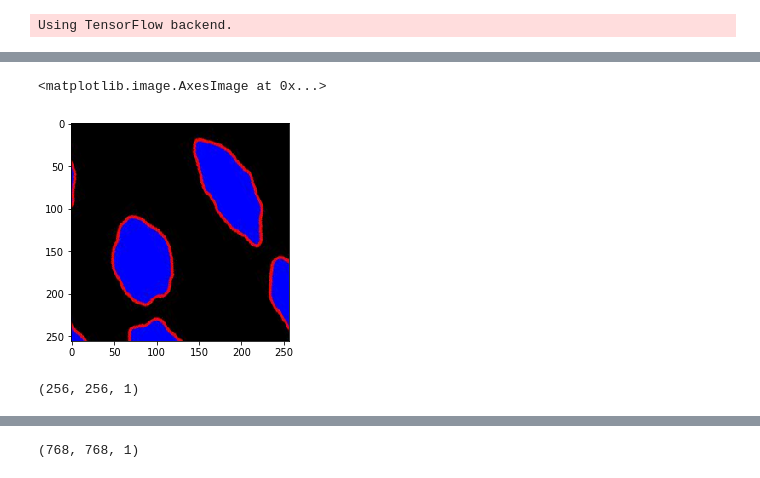
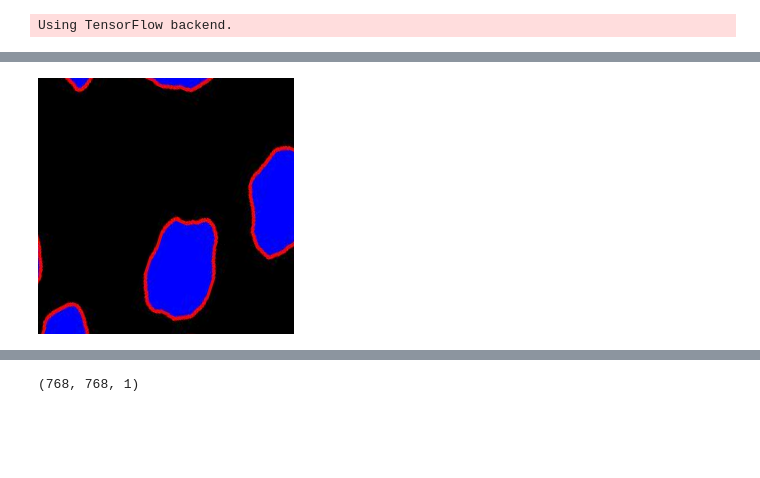
Before and after one commit to horoiwa/unet3, a Jupyter notebook: unet3/Untitled.ipynb, the cells around one changed output, grey strips where cells are left out. Saved outputs shown, nothing was run; the diff lists cells and outputs as text; code cells hidden in the pictures; blank space fills up the shorter version.

```diff
--- a/unet3/Untitled.ipynb
+++ b/unet3/Untitled.ipynb
@@ -23,27 +26,18 @@ images, masks = customGen.__next__()
-# %%
-
-def resampling(image, mask, image_colormode, mask_colormode):
-    h = image.shape[0]
-    w = image.shape[1]
-
-    upperleft = (np.random.randint(0, h-SAMPLE_SIZE[0]+1), np.random.randint(0, w-SAMPLE_SIZE[1]+1))
-
-    image = image[upperleft[0]:upperleft[0]+SAMPLE_SIZE[0], upperleft[1]:upperleft[1]+SAMPLE_SIZE[1], :]
-    mask = mask[upperleft[0]:upperleft[0]+SAMPLE_SIZE[0], upperleft[1]:upperleft[1]+SAMPLE_SIZE[1], :]
-
-    return image, mask
-
-
-image = images[0,:,:,:]
-mask = masks[0,:,:,:]
-
-image2, mask2 = resampling(image, mask, IMAGE_COLORMODE, MASK_COLORMODE)
-# %%
-plt.imshow(mask2.reshape((256,256,3)))
-# %% [output]
-<matplotlib.image.AxesImage at 0x...>
-[figure, removed]
-# %%
-image2.shape
-# %% [output]
-(256, 256, 1)
+# %%
+from PIL import Image
+import matplotlib.pyplot as plt
+import numpy as np
+
+def show(image):
+    image = Image.fromarray(image.reshape(256,256)*255)
+    image = image.convert('RGB')
+    return image
+
+def show2(image):
+    image = Image.fromarray(np.uint8(image))
+    return image
+# %%
+mask = masks[1]*255
+show2(mask)
+# %% [output]
+[figure, added]
```
Also changed, not shown: parts of 5 cells of this notebook, 2 other files.
